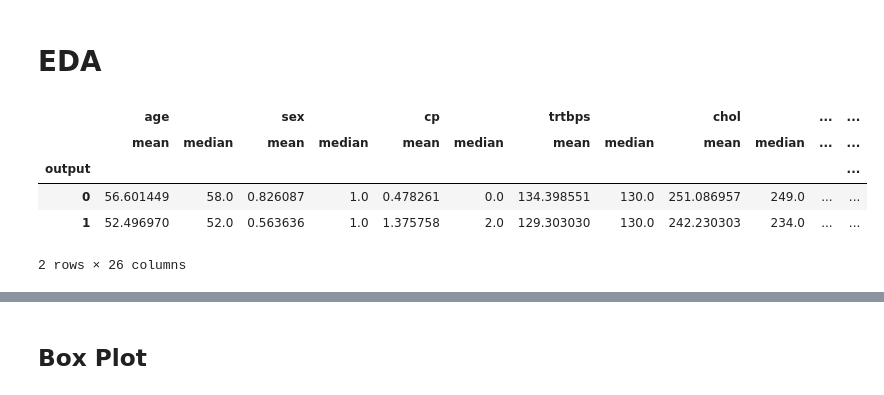
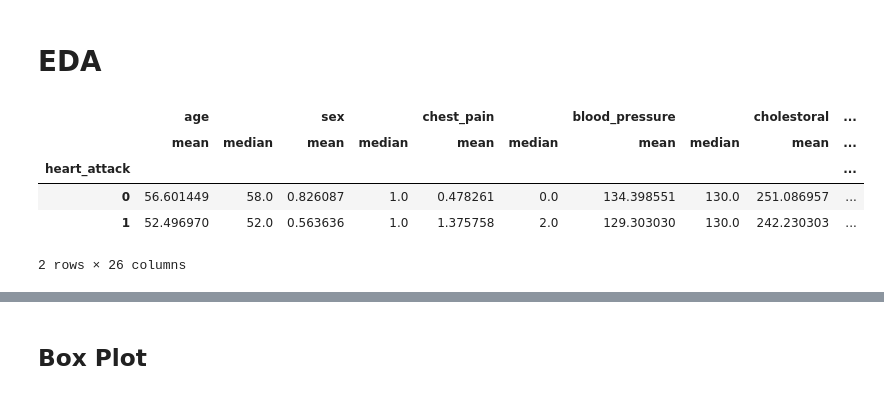
Before and after one commit to masanbasa3k/Machine_Learning, a Jupyter notebook: heart_attack_EDA_classification.ipynb, the cells around one changed output, grey strips where cells are left out. Cells and saved outputs as stored; diff of their text form; code cells hidden in the pictures.

```diff
--- a/heart_attack_EDA_classification.ipynb
+++ b/heart_attack_EDA_classification.ipynb
@@ -97,0 +100,10 @@ memory usage: 30.9 KB
+# %%
+df.rename(columns={"cp": "chest_pain",
+                   "trtbps":"blood_pressure",
+                   "chol":"cholestoral",
+                   "fbs":"fasting_blood_sugar",
+                   "thalachh":"max_heart_rate",
+                   "exng":"angina",
+                   "slp":"slope",
+                   "caa": "n_vessels",
+                   "output":"heart_attack"},inplace=True)
@@ -98,13 +119,13 @@ memory usage: 30.9 KB
 # %% [markdown]
 # EDA
 # %%
-df.groupby('output').agg(['mean', 'median'])
+df.groupby('heart_attack').agg(['mean', 'median'])
 # %% [output]
-|  | age |  | sex |  | cp |  | trtbps |  | chol |  | ... | ... |
-|  | mean | median | mean | median | mean | median | mean | median | mean | median | ... | ... |
-| output |  |  |  |  |  |  |  |  |  |  |  | ... |
-| 0 | 56.601449 | 58.0 | 0.826087 | 1.0 | 0.478261 | 0.0 | 134.398551 | 130.0 | 251.086957 | 249.0 | ... | ... |
-| 1 | 52.496970 | 52.0 | 0.563636 | 1.0 | 1.375758 | 2.0 | 129.303030 | 130.0 | 242.230303 | 234.0 | ... | ... |
+|  | age |  | sex |  | chest_pain |  | blood_pressure |  | cholestoral | ... |
+|  | mean | median | mean | median | mean | median | mean | median | mean | ... |
+| heart_attack |  |  |  |  |  |  |  |  |  | ... |
+| 0 | 56.601449 | 58.0 | 0.826087 | 1.0 | 0.478261 | 0.0 | 134.398551 | 130.0 | 251.086957 | ... |
+| 1 | 52.496970 | 52.0 | 0.563636 | 1.0 | 1.375758 | 2.0 | 129.303030 | 130.0 | 242.230303 | ... |
 2 rows × 26 columns
 # %%
 # Standard deviation
```
Also changed, not shown: parts of 14 cells of this notebook.
